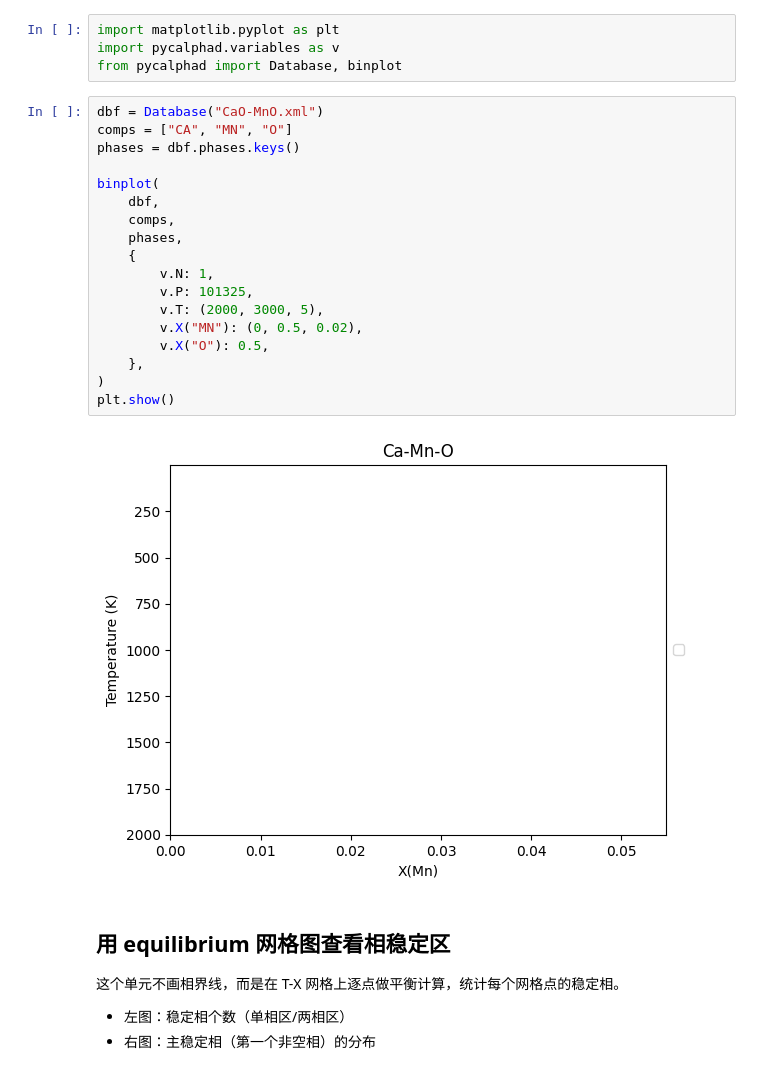
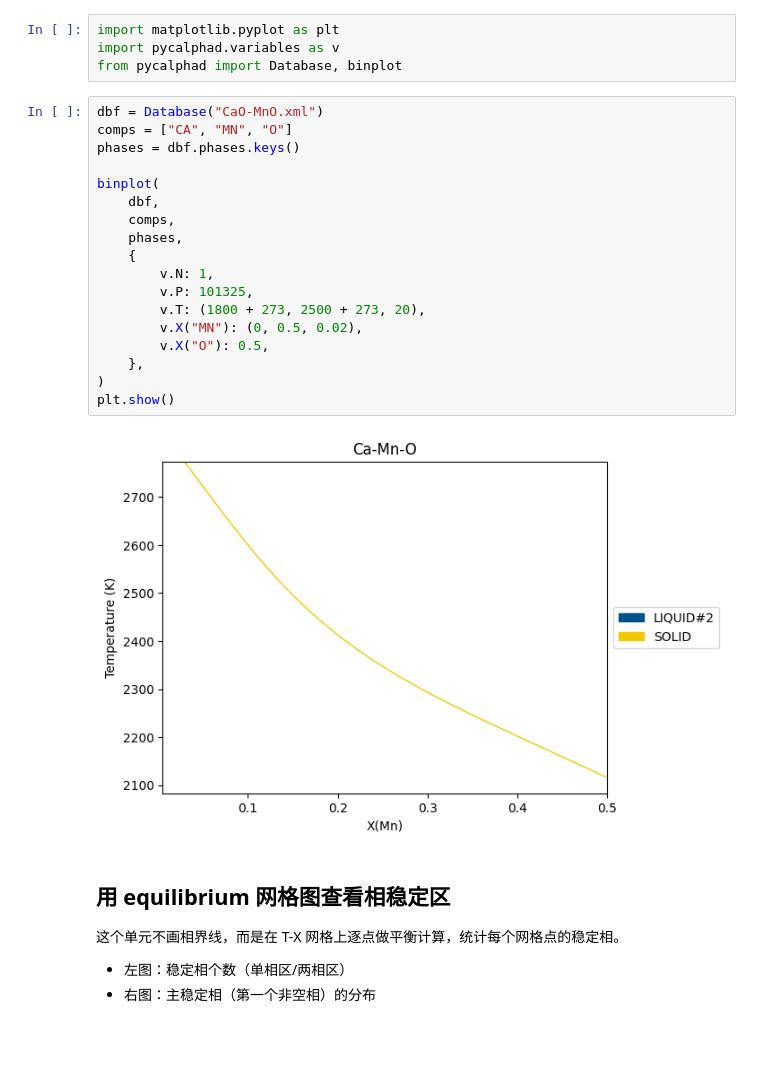
Before and after one commit to TaarygooSan/calc_demo_pycalphad, a Jupyter notebook: 01_test_CaO_MnO/CaO_MnO_phase_diagram.ipynb, the cells around one changed output. Drawn from its saved outputs; the diff is of its cells as text; blank space fills up the shorter version.

```diff
--- a/01_test_CaO_MnO/CaO_MnO_phase_diagram.ipynb
+++ b/01_test_CaO_MnO/CaO_MnO_phase_diagram.ipynb
@@ -7,23 +7,23 @@ from pycalphad import Database, binplot
 # %%
 dbf = Database("CaO-MnO.xml")
 comps = ["CA", "MN", "O"]
 phases = dbf.phases.keys()
 
 binplot(
     dbf,
     comps,
     phases,
     {
         v.N: 1,
         v.P: 101325,
-        v.T: (2000, 3000, 5),
+        v.T: (1800 + 273, 2500 + 273, 20),
         v.X("MN"): (0, 0.5, 0.02),
         v.X("O"): 0.5,
     },
 )
 plt.show()
 # %% [output]
-[figure, old version]
+[figure, new version]
 # %% [markdown]
 ## 用 equilibrium 网格图查看相稳定区
 
```
Also changed, not shown: 2 other files.
